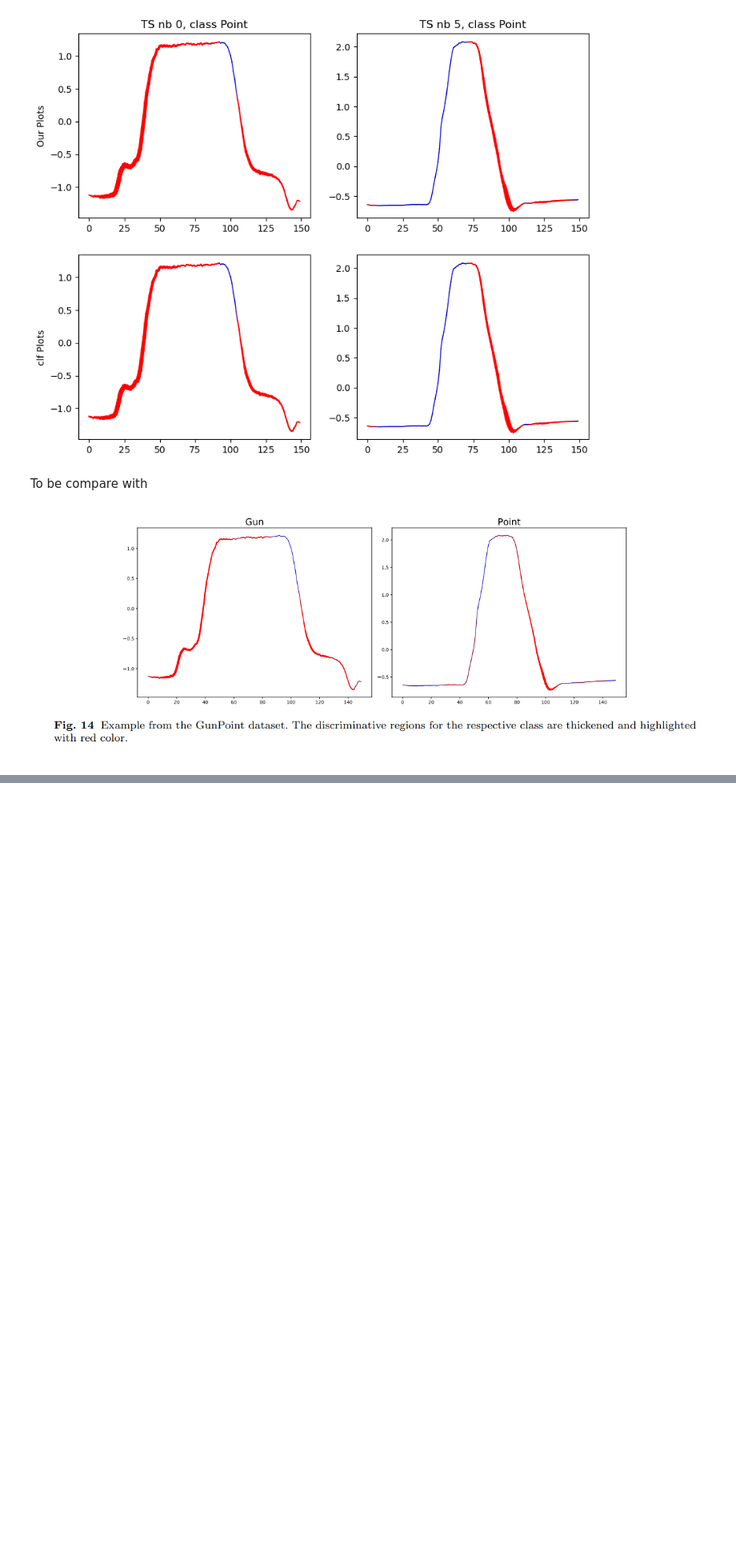
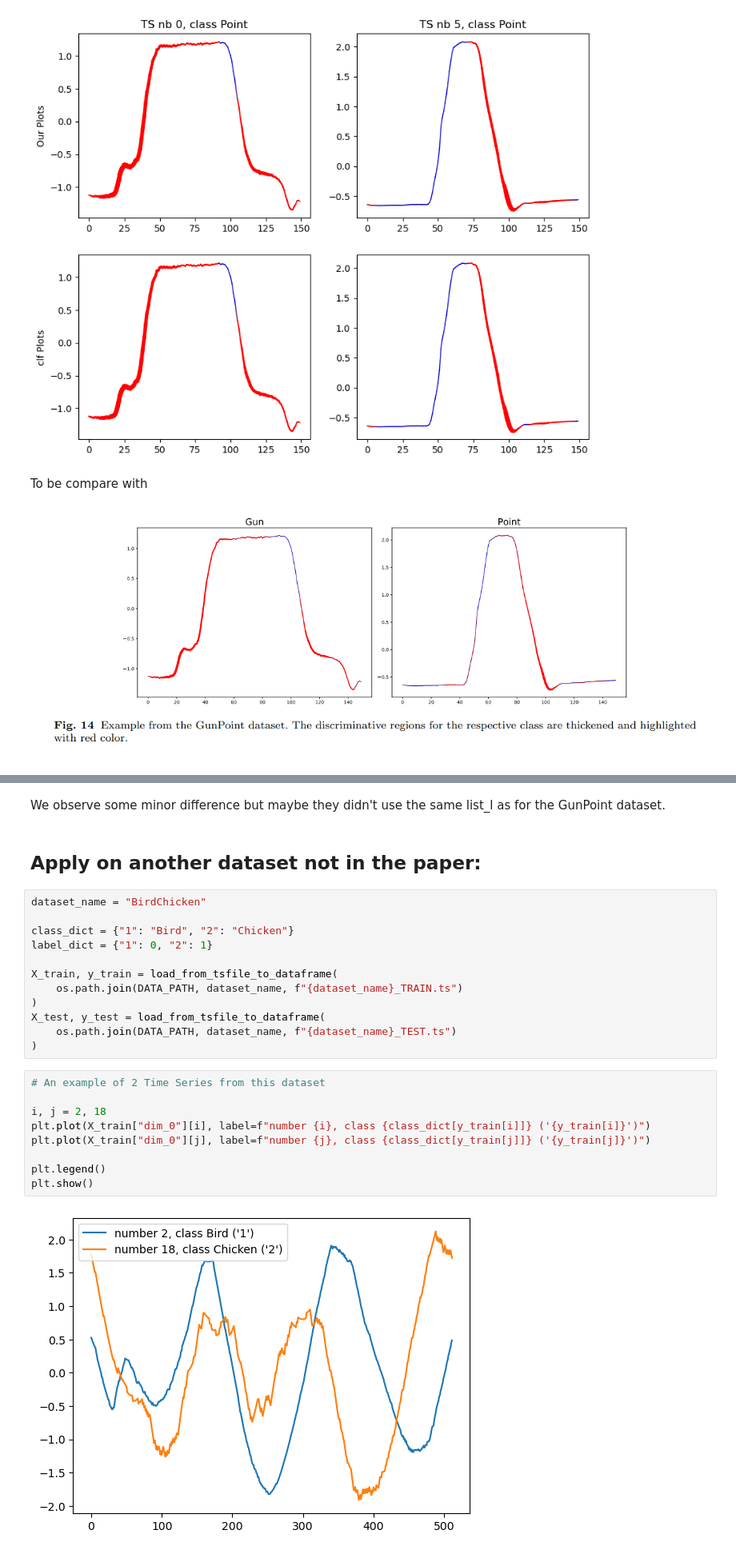
Before and after one commit to StanislasDOZIAS/MR-SEQL, a Jupyter notebook: notebooks/final_notebook.ipynb, the cells around one changed output, grey strips where cells are left out. Shown at 80% size. Saved outputs shown, nothing was run; the diff lists cells and outputs as text; blank space fills up the shorter version.

Commit message:
Added experiment on Bird/Chicken

```diff
--- a/notebooks/final_notebook.ipynb
+++ b/notebooks/final_notebook.ipynb
@@ -493,0 +594,27 @@ To be compare with
+# %% [markdown]
+We observe some minor difference but maybe they didn't use the same list_l as for the GunPoint dataset.
+# %% [markdown]
+## Apply on another dataset not in the paper:
+# %%
+dataset_name = "BirdChicken"
+
+class_dict = {"1": "Bird", "2": "Chicken"}
+label_dict = {"1": 0, "2": 1}
+
+X_train, y_train = load_from_tsfile_to_dataframe(
+    os.path.join(DATA_PATH, dataset_name, f"{dataset_name}_TRAIN.ts")
+)
+X_test, y_test = load_from_tsfile_to_dataframe(
+    os.path.join(DATA_PATH, dataset_name, f"{dataset_name}_TEST.ts")
+)
+# %%
+# An example of 2 Time Series from this dataset
+
+i, j = 2, 18
+plt.plot(X_train["dim_0"][i], label=f"number {i}, class {class_dict[y_train[i]]} ('{y_train[i]}')")
+plt.plot(X_train["dim_0"][j], label=f"number {j}, class {class_dict[y_train[j]]} ('{y_train[j]}')")
+
+plt.legend()
+plt.show()
+# %% [output]
+[figure, added]
```
Also changed, not shown: parts of 35 cells of this notebook.
